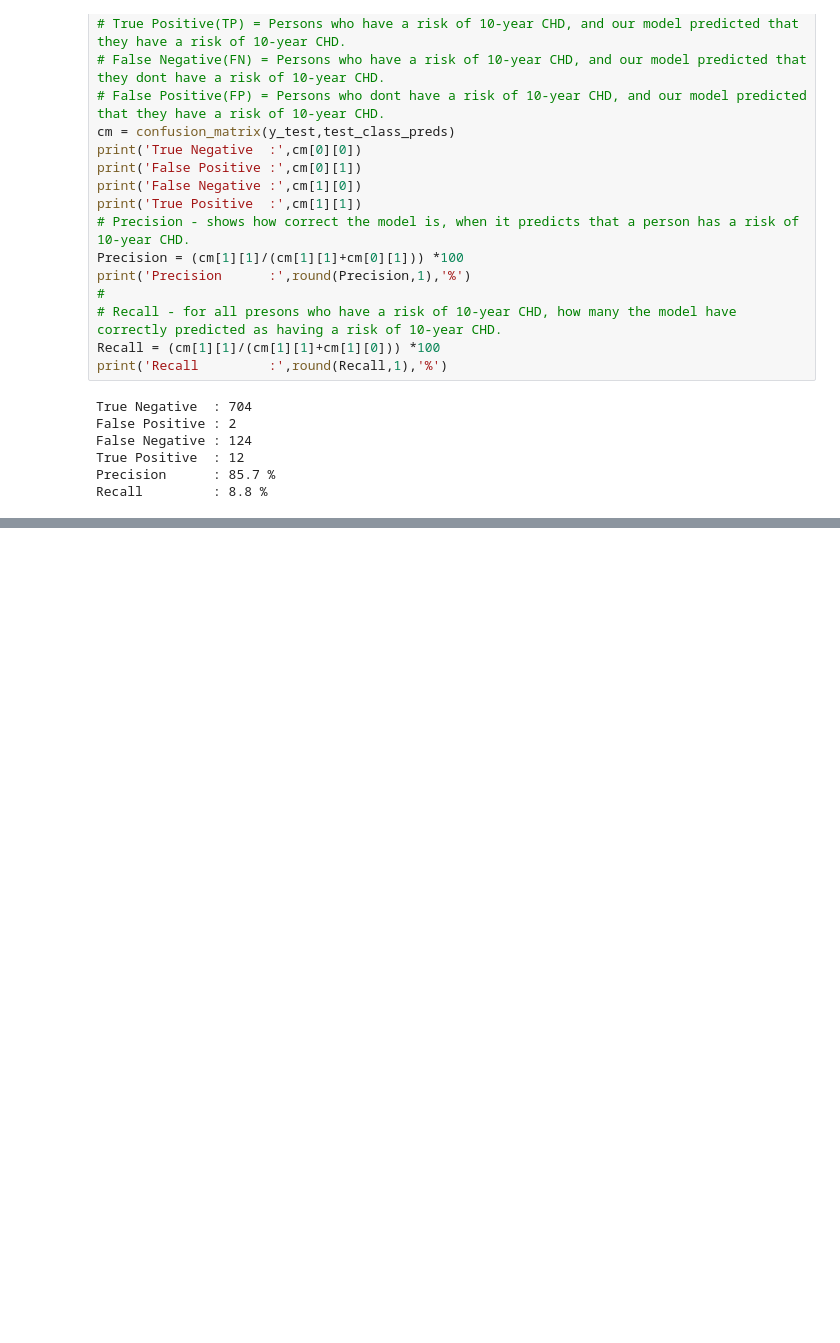
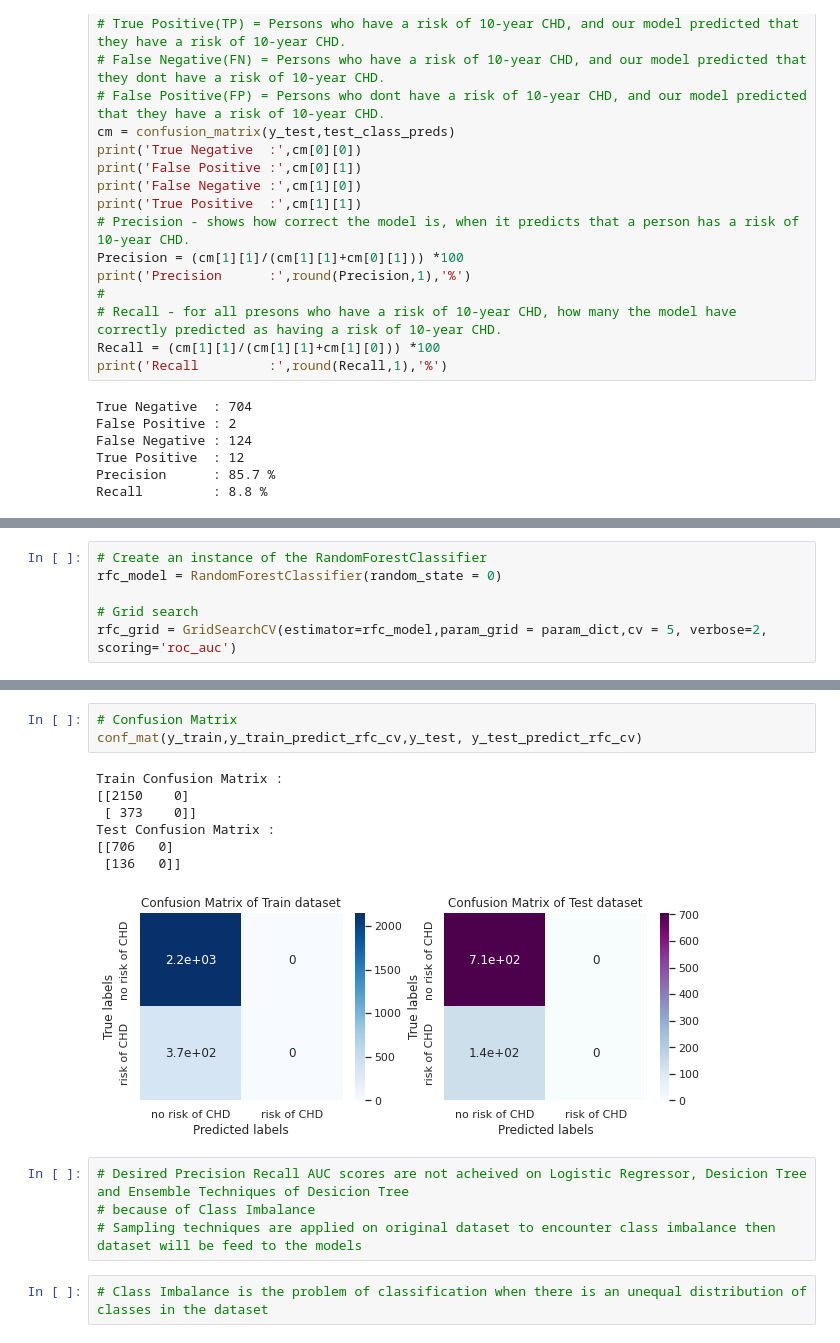
Before and after one commit to Sriharish19/SH-Supervised-ML-Cardiovascular-Risk-Prediction, a Jupyter notebook: SH_Supervised_ML_Classification_Cardiovascular_Risk_Prediction.ipynb, the cells around one changed output, grey strips where cells are left out. Drawn from its saved outputs; the diff is of its cells as text; blank space fills up the shorter version.

```diff
--- a/SH_Supervised_ML_Classification_Cardiovascular_Risk_Prediction.ipynb
+++ b/SH_Supervised_ML_Classification_Cardiovascular_Risk_Prediction.ipynb
@@ -621,0 +819,6 @@ Recall         : 8.8 %
+# %%
+# Create an instance of the RandomForestClassifier
+rfc_model = RandomForestClassifier(random_state = 0)
+
+# Grid search
+rfc_grid = GridSearchCV(estimator=rfc_model,param_grid = param_dict,cv = 5, verbose=2, scoring='roc_auc')
@@ -621,0 +881,17 @@ Recall         : 8.8 %
+# %%
+# Confusion Matrix
+conf_mat(y_train,y_train_predict_rfc_cv,y_test, y_test_predict_rfc_cv)
+# %% [output]
+Train Confusion Matrix :
+[[2150    0]
+ [ 373    0]]
+Test Confusion Matrix :
+[[706   0]
+ [136   0]]
+[figure, added]
+# %%
+# Desired Precision Recall AUC scores are not acheived on Logistic Regressor, Desicion Tree and Ensemble Techniques of Desicion Tree
+# because of Class Imbalance
+# Sampling techniques are applied on original dataset to encounter class imbalance then dataset will be feed to the models
+# %%
+# Class Imbalance is the problem of classification when there is an unequal distribution of classes in the dataset
```
Also changed, not shown: parts of 63 cells of this notebook.
